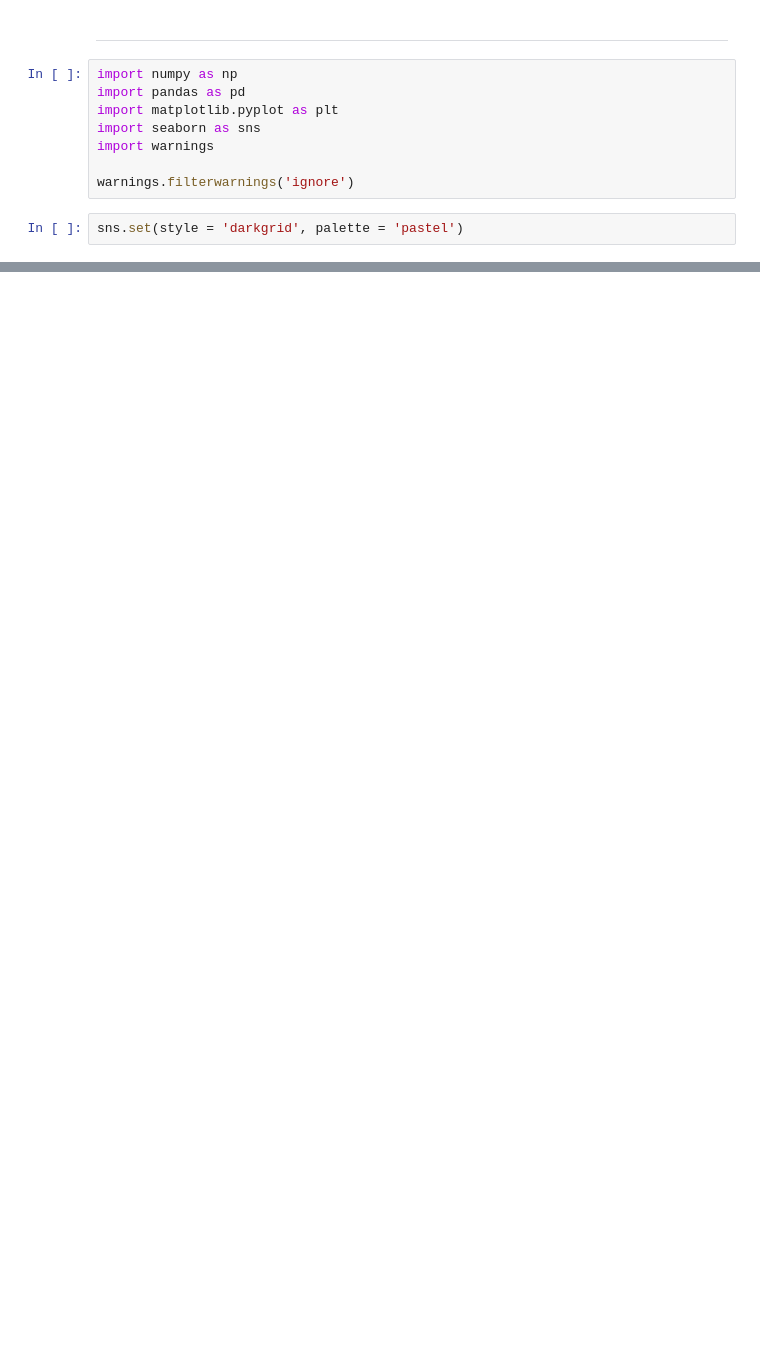
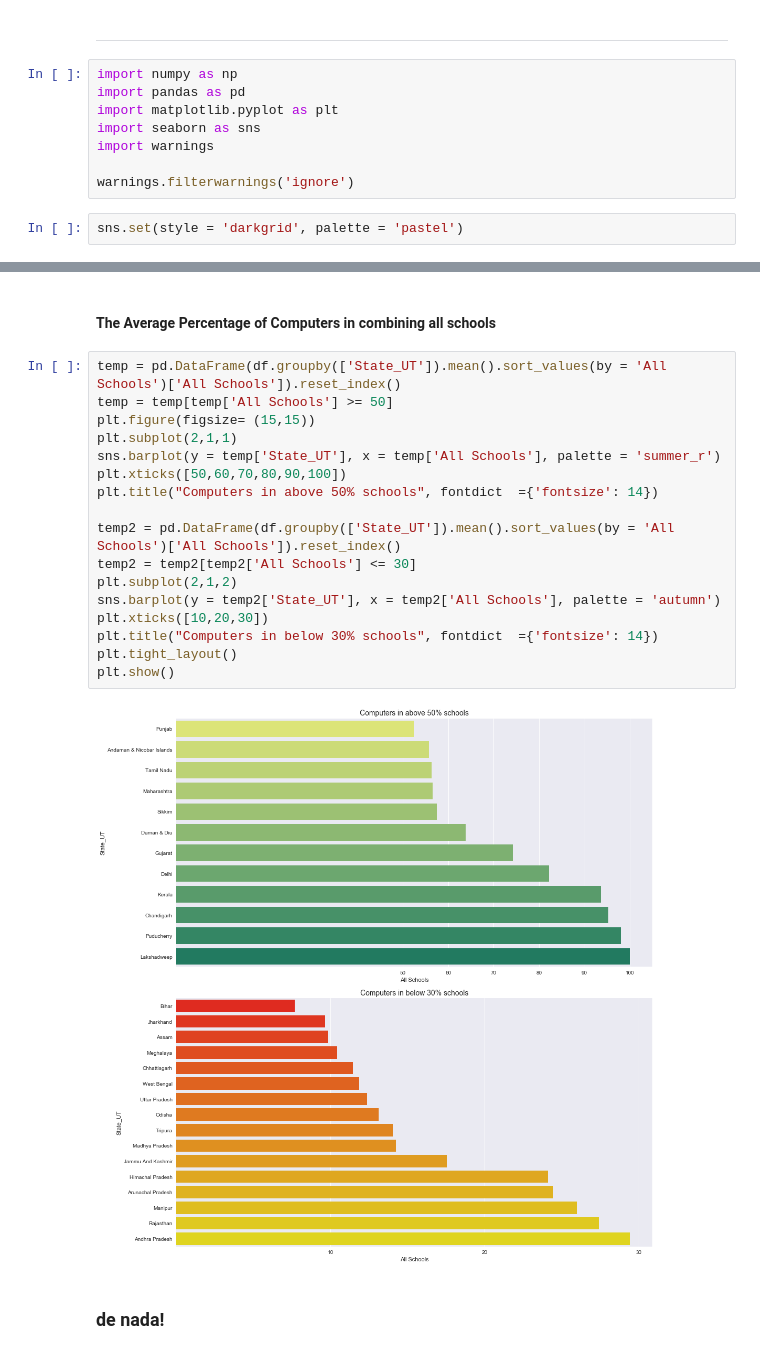
Before and after one commit to hashbanger/Data_Capstone_Mini_Projects, a Jupyter notebook: Indian School Analysis/3. Analysis Notebooks/SchoolComputers.ipynb, the cells around one changed output, grey strips where cells are left out. Saved outputs shown, nothing was run; the diff lists cells and outputs as text; blank space fills up the shorter version.

Commit message:
added the updated computers notebook

```diff
--- a/Indian School Analysis/3. Analysis Notebooks/SchoolComputers.ipynb
+++ b/Indian School Analysis/3. Analysis Notebooks/SchoolComputers.ipynb
@@ -31,0 +107,23 @@ df.head(10)
+# %% [markdown]
+#### The Average Percentage of Computers in combining all schools
+# %%
+temp = pd.DataFrame(df.groupby(['State_UT']).mean().sort_values(by = 'All Schools')['All Schools']).reset_index()
+temp = temp[temp['All Schools'] >= 50]
+plt.figure(figsize= (15,15))
+plt.subplot(2,1,1)
+sns.barplot(y = temp['State_UT'], x = temp['All Schools'], palette = 'summer_r')
+plt.xticks([50,60,70,80,90,100])
+plt.title("Computers in above 50% schools", fontdict  ={'fontsize': 14})
+
+temp2 = pd.DataFrame(df.groupby(['State_UT']).mean().sort_values(by = 'All Schools')['All Schools']).reset_index()
+temp2 = temp2[temp2['All Schools'] <= 30]
+plt.subplot(2,1,2)
+sns.barplot(y = temp2['State_UT'], x = temp2['All Schools'], palette = 'autumn')
+plt.xticks([10,20,30])
+plt.title("Computers in below 30% schools", fontdict  ={'fontsize': 14})
+plt.tight_layout()
+plt.show()
+# %% [output]
+[figure, added]
+# %% [markdown]
+### de nada!
```
Also changed, not shown: parts of 9 cells of this notebook.
